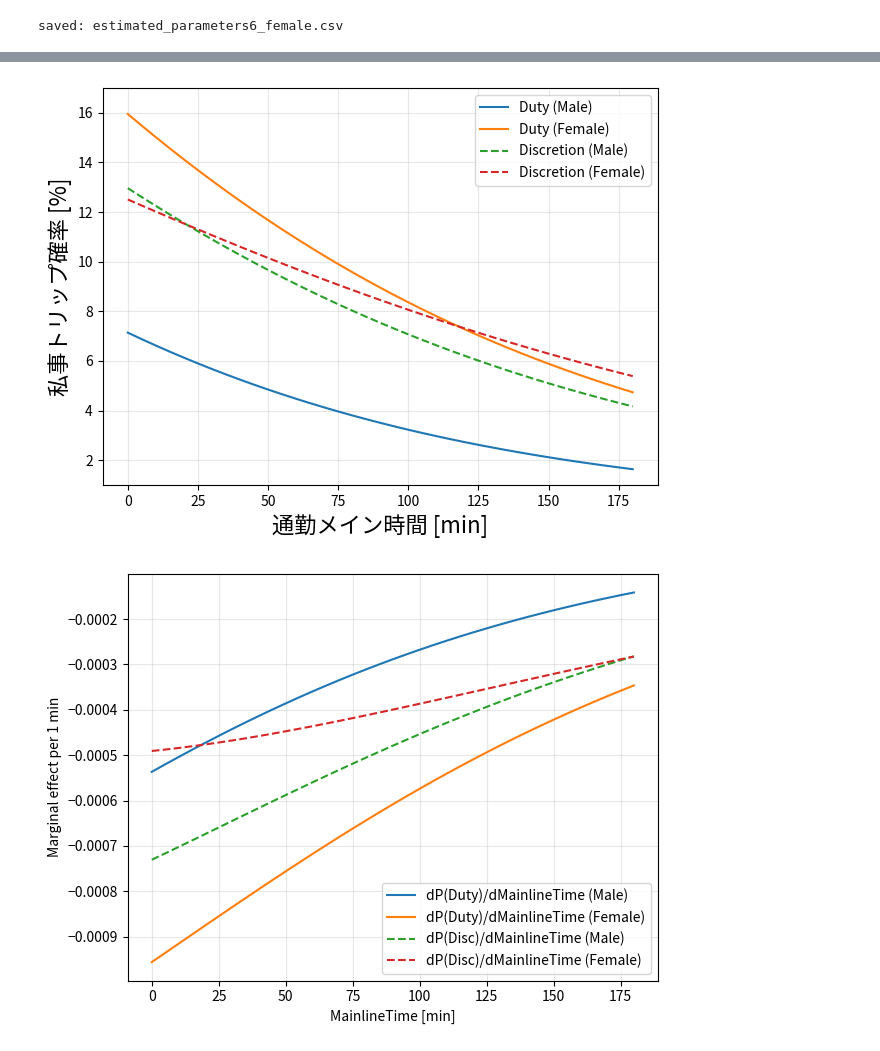
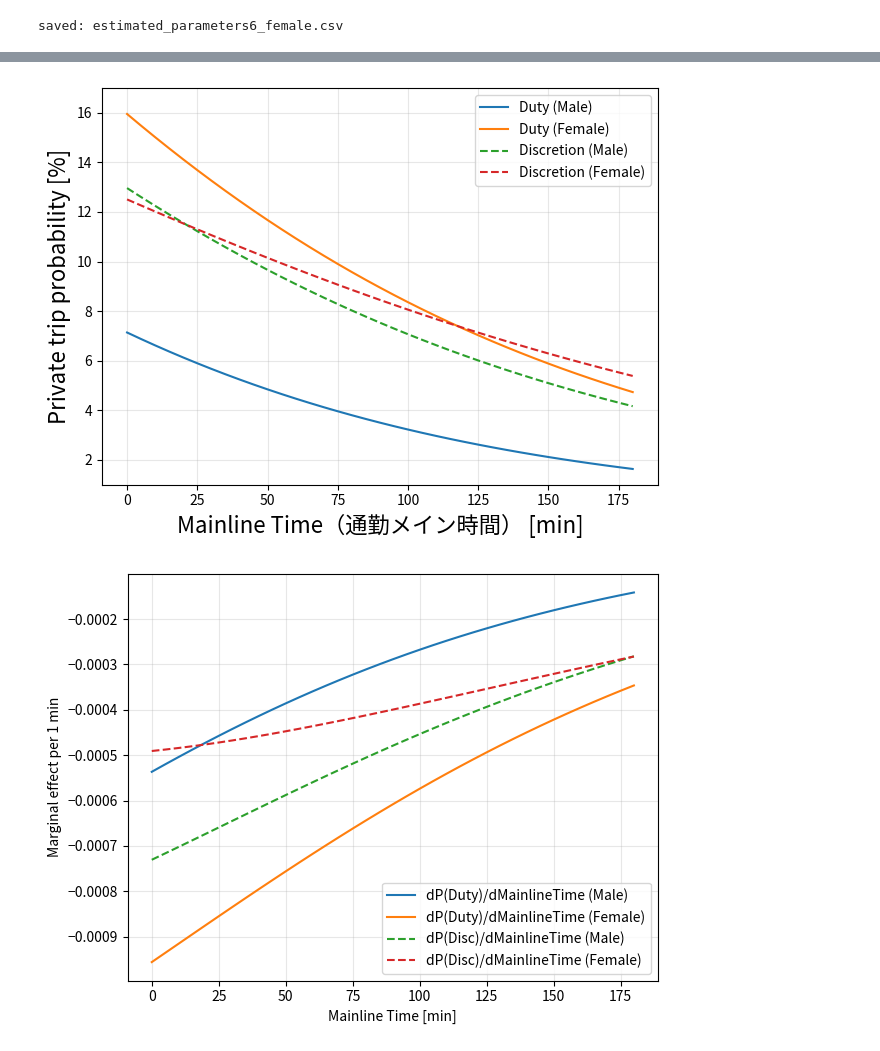
Before and after one commit to MITSUKI-cv/estimate, a Jupyter notebook: notebooks/Nested_logit_estimate/use_estimate/Nested_logit6_sex.ipynb, the cells around one changed output, grey strips where cells are left out. Saved outputs shown, nothing was run; the diff lists cells and outputs as text; code cells hidden in the pictures.

```diff
--- a/notebooks/Nested_logit_estimate/use_estimate/Nested_logit6_sex.ipynb
+++ b/notebooks/Nested_logit_estimate/use_estimate/Nested_logit6_sex.ipynb
@@ -933,37 +933,37 @@ PDU_m, PDI_m, dPDU_m, dPDI_m = nl_purpose_prob_sens_macm(beta_m, fixed, MACM_h_g
 PDU_f, PDI_f, dPDU_f, dPDI_f = nl_purpose_prob_sens_macm(beta_f, fixed, MACM_h_grid)
 
 # =========================================================
 # 6) 描画：確率
 # =========================================================
 plt.figure()
 plt.plot(MACM_grid, PDU_m * 100, label="Duty (Male)")
 plt.plot(MACM_grid, PDU_f * 100, label="Duty (Female)")
 plt.plot(MACM_grid, PDI_m * 100, label="Discretion (Male)", linestyle="--")
 plt.plot(MACM_grid, PDI_f * 100, label="Discretion (Female)", linestyle="--")
 plt.ylim(1, 17)
-plt.xlabel("通勤メイン時間 [min]", fontsize=16)
-plt.ylabel("私事トリップ確率 [%]", fontsize=16)
+plt.xlabel("Mainline Time（通勤メイン時間） [min]", fontsize=16)
+plt.ylabel("Private trip probability [%]", fontsize=16)
 plt.grid(True, alpha=0.3)
 plt.legend()
 plt.tight_layout()
 plt.show()
 
 # =========================================================
 # 7) 描画：限界効果（dP/dMainlineTime）
 # =========================================================
 plt.figure()
 plt.plot(MACM_grid, dPDU_m, label="dP(Duty)/dMainlineTime (Male)")
 plt.plot(MACM_grid, dPDU_f, label="dP(Duty)/dMainlineTime (Female)")
 plt.plot(MACM_grid, dPDI_m, label="dP(Disc)/dMainlineTime (Male)", linestyle="--")
 plt.plot(MACM_grid, dPDI_f, label="dP(Disc)/dMainlineTime (Female)", linestyle="--")
-plt.xlabel("MainlineTime [min]")
+plt.xlabel("Mainline Time [min]")
 plt.ylabel("Marginal effect per 1 min")
 plt.grid(True, alpha=0.3)
 plt.legend()
 plt.tight_layout()
 plt.show()
 # %% [output]
-[figure, old version]
+[figure, new version]
 [figure]
 # %%
 import numpy as np
```
Also changed, not shown: parts of 5 cells of this notebook, 2 other files.
